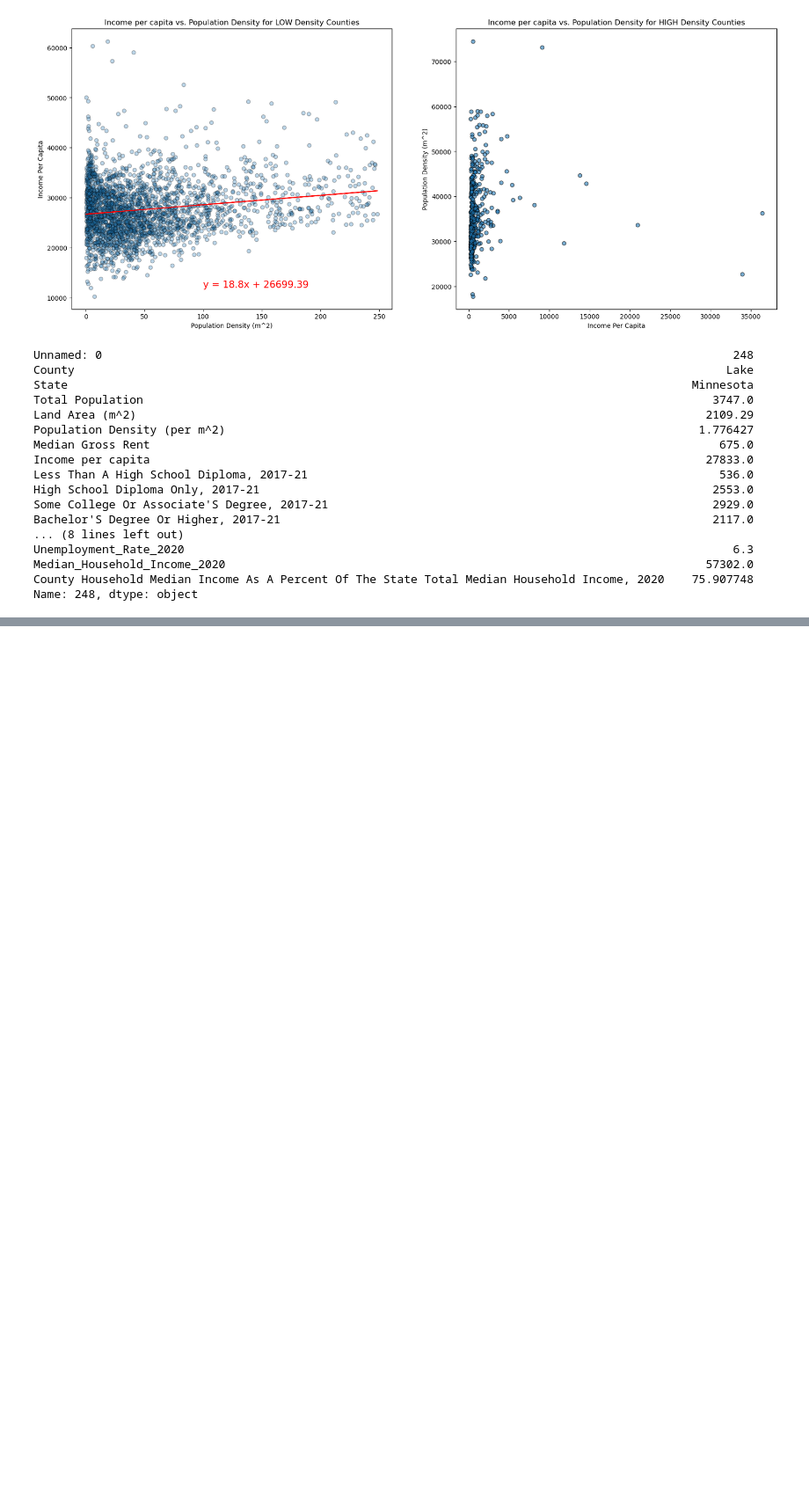
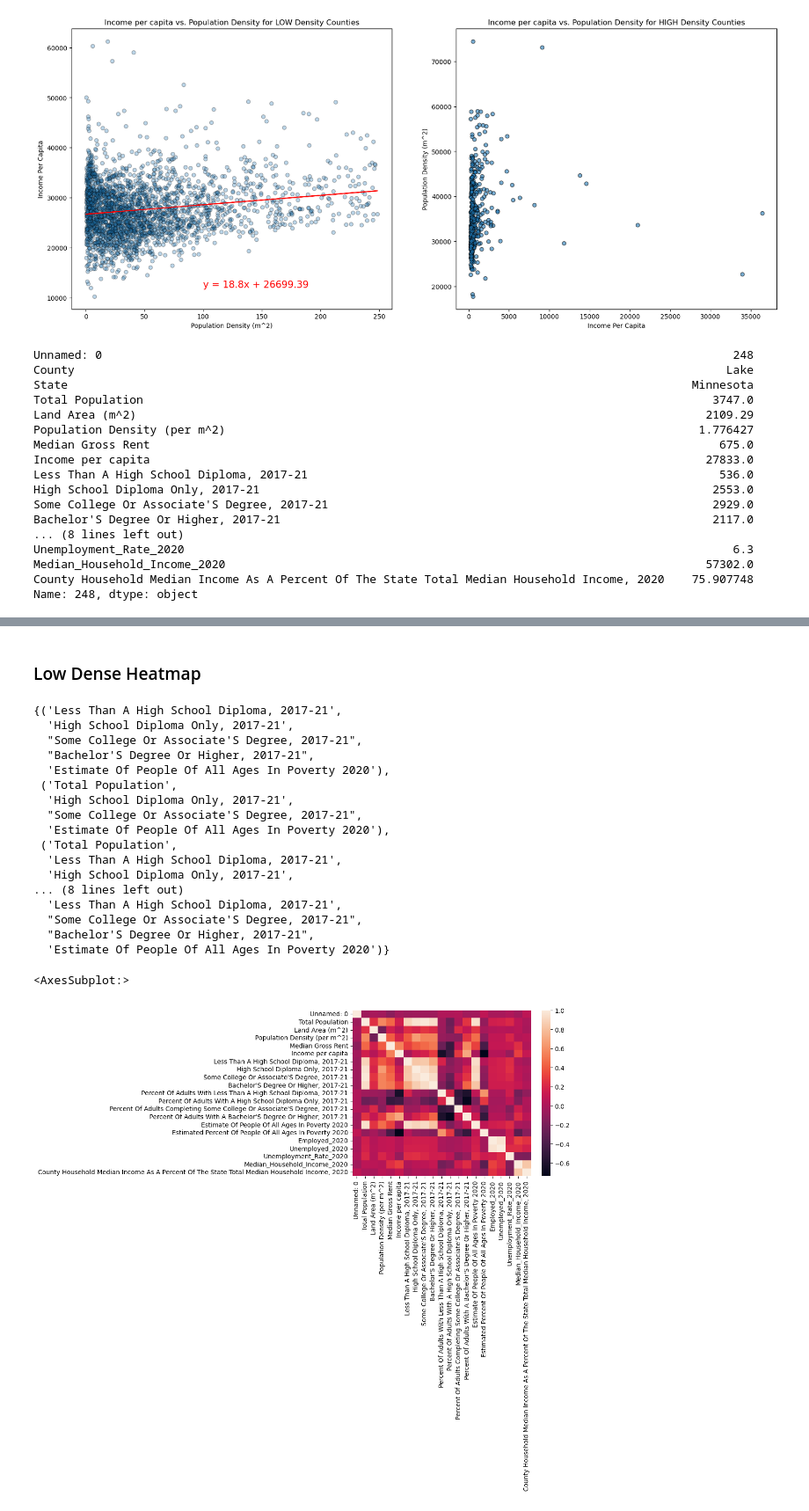
Before and after one commit to Morgen-Henry/Project-1, a Jupyter notebook: eco_health.ipynb, the cells around one changed output, grey strips where cells are left out. Shown at 88% size. Cells and saved outputs as stored; diff of their text form; code cells hidden in the pictures; blank space fills up the shorter version.

```diff
--- a/eco_health.ipynb
+++ b/eco_health.ipynb
@@ -353,0 +434,32 @@ Name: 248, dtype: object
+# %% [markdown]
+### Low Dense Heatmap
+# %%
+low_corr_pairs = (low_corr_test.abs() > 0.7) & (low_corr_test.abs() < 1.0)
+low_corr_vars = set()
+for col in low_corr_pairs:
+    pairs = low_corr_pairs.loc[col][low_corr_pairs.loc[col]].index.tolist()
+    if len(pairs) > 1:
+        low_corr_vars.add(tuple(pairs))
+
+pprint(low_corr_vars)
+sns.heatmap(low_corr_test)
+# %% [output]
+{('Less Than A High School Diploma, 2017-21',
+  'High School Diploma Only, 2017-21',
+  "Some College Or Associate'S Degree, 2017-21",
+  "Bachelor'S Degree Or Higher, 2017-21",
+  'Estimate Of People Of All Ages In Poverty 2020'),
+ ('Total Population',
+  'High School Diploma Only, 2017-21',
+  "Some College Or Associate'S Degree, 2017-21",
+  'Estimate Of People Of All Ages In Poverty 2020'),
+ ('Total Population',
+  'Less Than A High School Diploma, 2017-21',
+  'High School Diploma Only, 2017-21',
+... (8 lines left out)
+  'Less Than A High School Diploma, 2017-21',
+  "Some College Or Associate'S Degree, 2017-21",
+  "Bachelor'S Degree Or Higher, 2017-21",
+  'Estimate Of People Of All Ages In Poverty 2020')}
+<AxesSubplot:>
+[figure, added]
```
Also changed, not shown: parts of 9 cells of this notebook, 3 other files.
